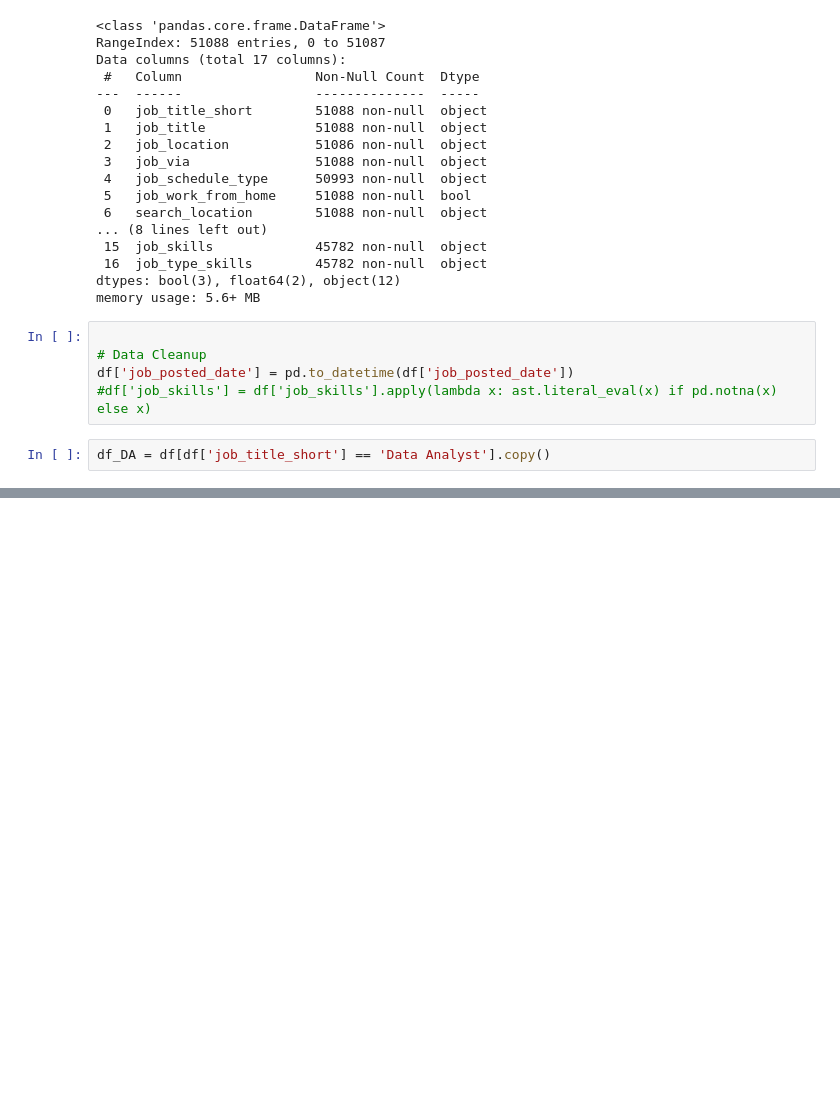
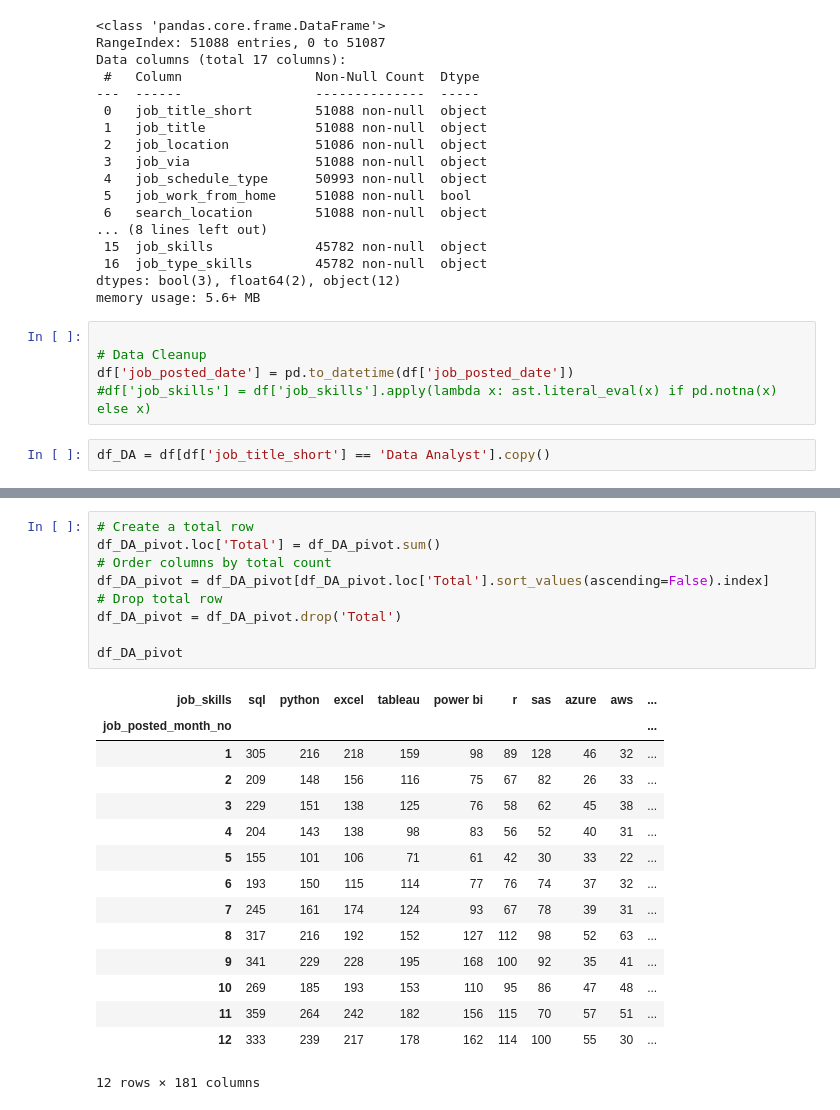
Before and after one commit to davneesh/Trending-Skills-Analysis, a Jupyter notebook: Trending Skills Analysis.ipynb, the cells around one changed output, grey strips where cells are left out. Cells and saved outputs as stored; diff of their text form; blank space fills up the shorter version.

Commit message:
update python file

```diff
--- a/Trending Skills Analysis.ipynb
+++ b/Trending Skills Analysis.ipynb
@@ -57,0 +82,25 @@ df_DA = df[df['job_title_short'] == 'Data Analyst'].copy()
+# %%
+# Create a total row
+df_DA_pivot.loc['Total'] = df_DA_pivot.sum()
+# Order columns by total count
+df_DA_pivot = df_DA_pivot[df_DA_pivot.loc['Total'].sort_values(ascending=False).index]
+# Drop total row
+df_DA_pivot = df_DA_pivot.drop('Total')
+
+df_DA_pivot
+# %% [output]
+| job_skills | sql | python | excel | tableau | power bi | r | sas | azure | aws | ... |
+| job_posted_month_no |  |  |  |  |  |  |  |  |  | ... |
+| 1 | 305 | 216 | 218 | 159 | 98 | 89 | 128 | 46 | 32 | ... |
+| 2 | 209 | 148 | 156 | 116 | 75 | 67 | 82 | 26 | 33 | ... |
+| 3 | 229 | 151 | 138 | 125 | 76 | 58 | 62 | 45 | 38 | ... |
+| 4 | 204 | 143 | 138 | 98 | 83 | 56 | 52 | 40 | 31 | ... |
+| 5 | 155 | 101 | 106 | 71 | 61 | 42 | 30 | 33 | 22 | ... |
+| 6 | 193 | 150 | 115 | 114 | 77 | 76 | 74 | 37 | 32 | ... |
+| 7 | 245 | 161 | 174 | 124 | 93 | 67 | 78 | 39 | 31 | ... |
+| 8 | 317 | 216 | 192 | 152 | 127 | 112 | 98 | 52 | 63 | ... |
+| 9 | 341 | 229 | 228 | 195 | 168 | 100 | 92 | 35 | 41 | ... |
+| 10 | 269 | 185 | 193 | 153 | 110 | 95 | 86 | 47 | 48 | ... |
+| 11 | 359 | 264 | 242 | 182 | 156 | 115 | 70 | 57 | 51 | ... |
+| 12 | 333 | 239 | 217 | 178 | 162 | 114 | 100 | 55 | 30 | ... |
+12 rows × 181 columns
```
Also changed, not shown: parts of 3 cells of this notebook.
